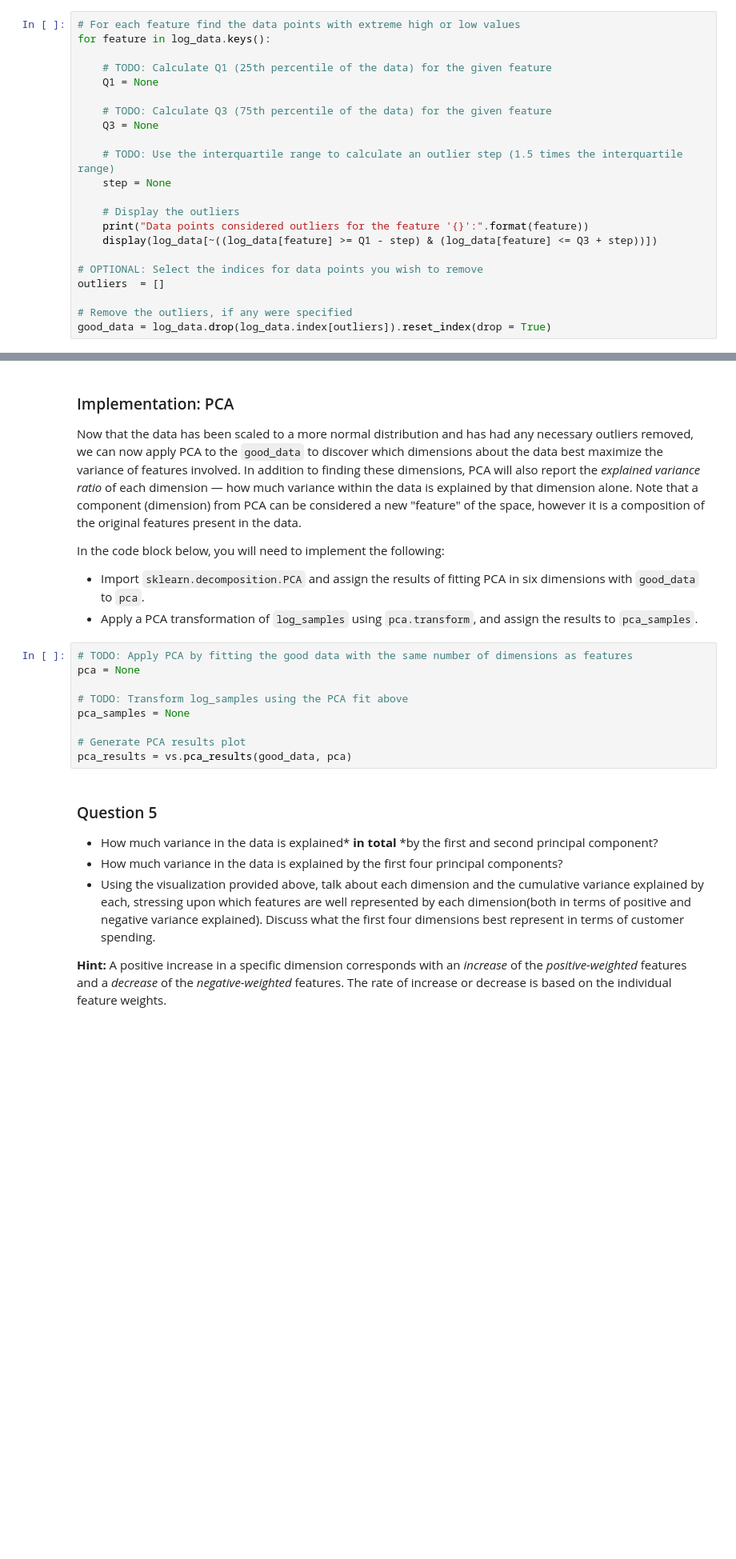
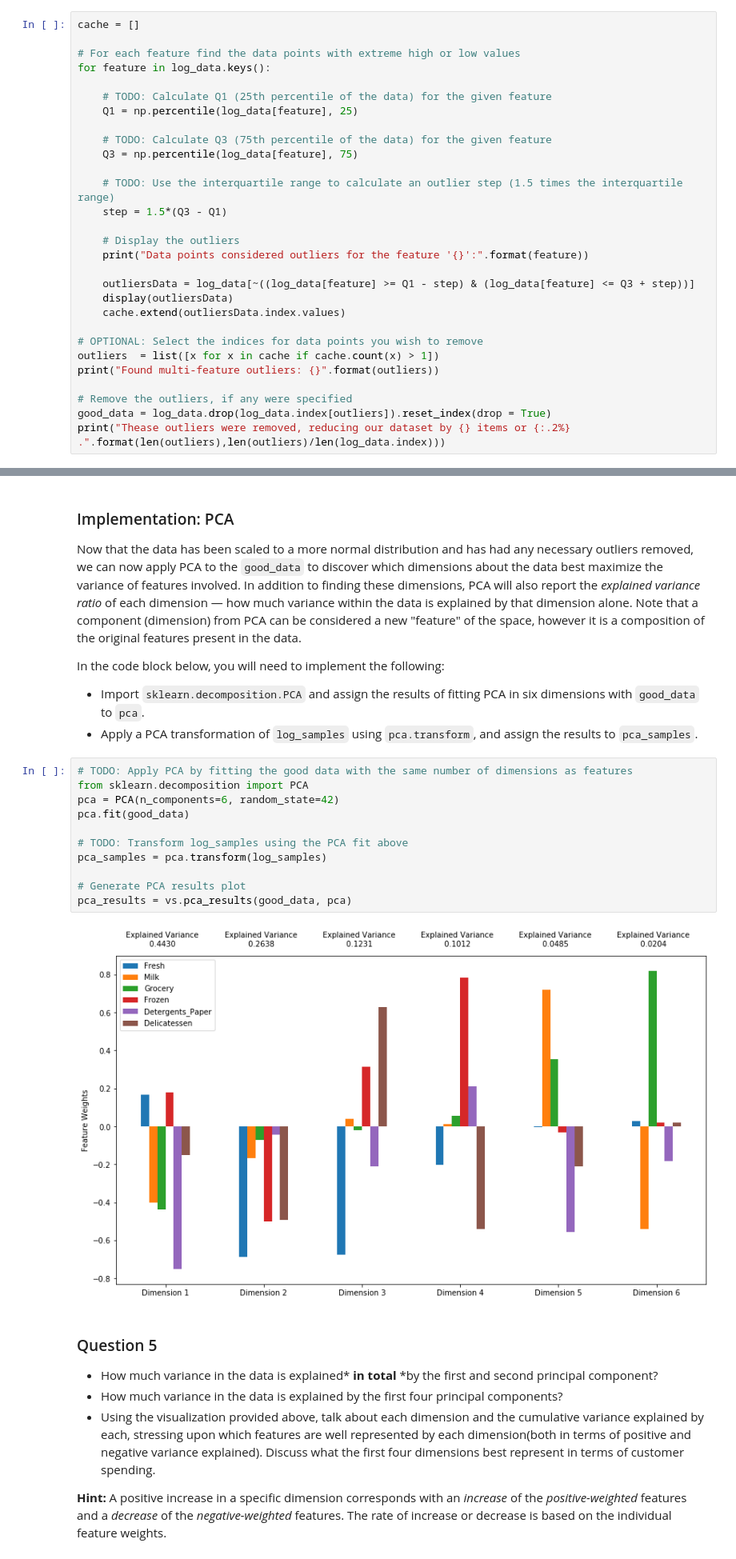
Before and after one commit to Loucher/machine-learning, a Jupyter notebook: projects/customer_segments/customer_segments.ipynb, the cells around one changed output, grey strips where cells are left out. Shown: that part at 80% size. Cells and saved outputs as stored; diff of their text form; blank space fills up the shorter version.

```diff
--- a/projects/customer_segments/customer_segments.ipynb
+++ b/projects/customer_segments/customer_segments.ipynb
@@ -201,24 +227,31 @@ In the code block below, you will need to implement the following:
 **NOTE:** If you choose to remove any outliers, ensure that the sample data does not contain any of these points!
 Once you have performed this implementation, the dataset will be stored in the variable `good_data`.
 # %%
+cache = []
+
 # For each feature find the data points with extreme high or low values
 for feature in log_data.keys():
 
     # TODO: Calculate Q1 (25th percentile of the data) for the given feature
-    Q1 = None
+    Q1 = np.percentile(log_data[feature], 25)
 
     # TODO: Calculate Q3 (75th percentile of the data) for the given feature
-    Q3 = None
+    Q3 = np.percentile(log_data[feature], 75)
 
     # TODO: Use the interquartile range to calculate an outlier step (1.5 times the interquartile range)
-    step = None
+    step = 1.5*(Q3 - Q1)
 
     # Display the outliers
     print("Data points considered outliers for the feature '{}':".format(feature))
-    display(log_data[~((log_data[feature] >= Q1 - step) & (log_data[feature] <= Q3 + step))])
+
+    outliersData = log_data[~((log_data[feature] >= Q1 - step) & (log_data[feature] <= Q3 + step))]
+    display(outliersData)
+    cache.extend(outliersData.index.values)
 
 # OPTIONAL: Select the indices for data points you wish to remove
-outliers  = []
+outliers  = list([x for x in cache if cache.count(x) > 1])
+print("Found multi-feature outliers: {}".format(outliers))
 
 # Remove the outliers, if any were specified
 good_data = log_data.drop(log_data.index[outliers]).reset_index(drop = True)
+print("Thease outliers were removed, reducing our dataset by {} items or {:.2%} .".format(len(outliers),len(outliers)/len(log_data.index)))
@@ -244,13 +342,17 @@ In the code block below, you will need to implement the following:
  - Apply a PCA transformation of `log_samples` using `pca.transform`, and assign the results to `pca_samples`.
 # %%
 # TODO: Apply PCA by fitting the good data with the same number of dimensions as features
-pca = None
+from sklearn.decomposition import PCA
+pca = PCA(n_components=6, random_state=42)
+pca.fit(good_data)
 
 # TODO: Transform log_samples using the PCA fit above
-pca_samples = None
+pca_samples = pca.transform(log_samples)
 
 # Generate PCA results plot
 pca_results = vs.pca_results(good_data, pca)
+# %% [output]
+[figure, added]
 # %% [markdown]
 ### Question 5
 
```
Also changed, not shown: parts of 17 cells of this notebook.
